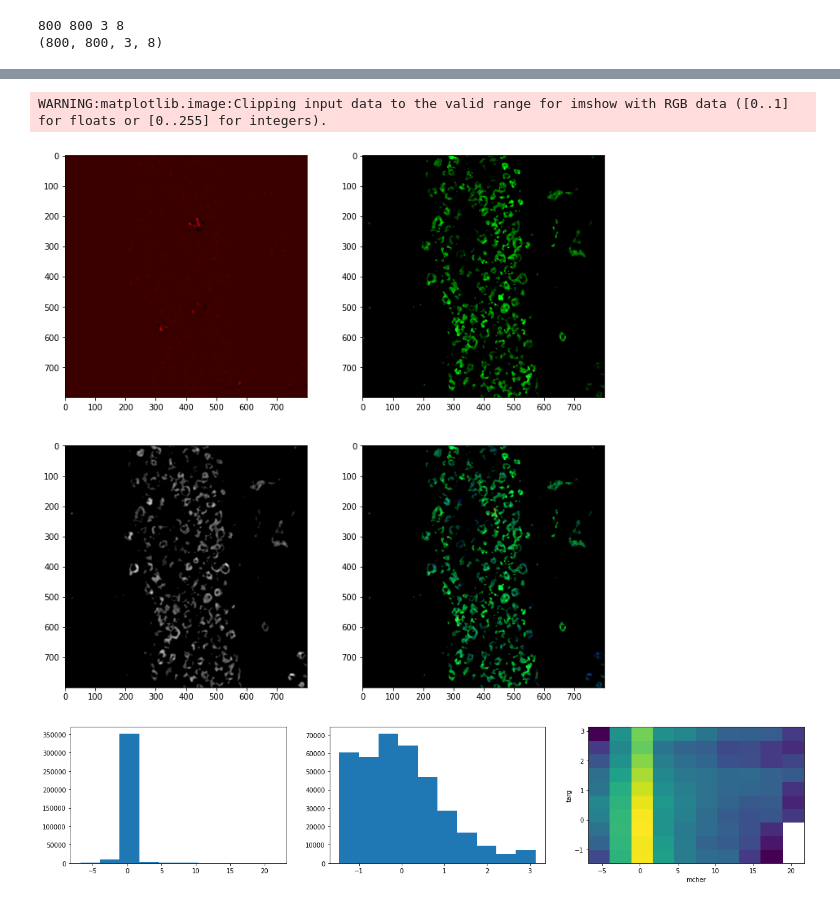
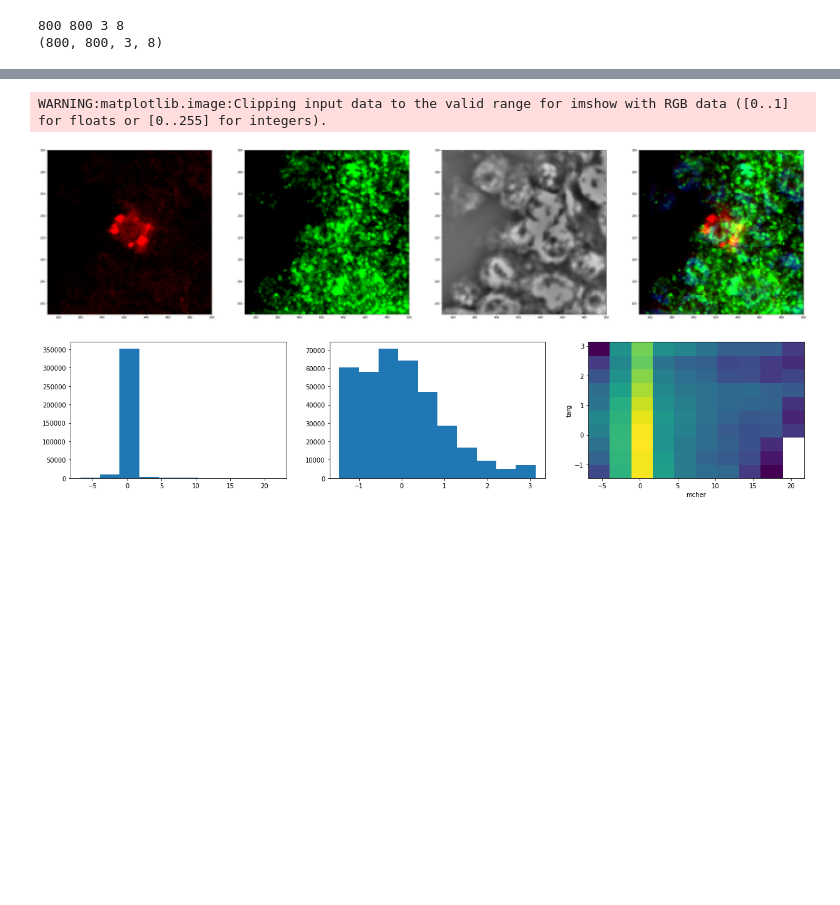
Before and after one commit to dtabuena/Images, a Jupyter notebook: Analyzing_Confocal.ipynb, the cells around one changed output, grey strips where cells are left out. Saved outputs shown, nothing was run; the diff lists cells and outputs as text; code cells hidden in the pictures; blank space fills up the shorter version.

```diff
--- a/Analyzing_Confocal.ipynb
+++ b/Analyzing_Confocal.ipynb
@@ -190,24 +201,32 @@ ax[2].imshow(target_mask_zp,cmap=green_map)
 # %%
-fig,ax = plt.subplots(2,2,figsize=[12,12])
+size = 12
+fig,ax = plt.subplots(1,4,figsize=[4*size,size])
 ax = ax.flatten()
 
 # neu_mask_zp_3 = np.expand_dims(neu_mask,-1)
-neuronal_mcherry = neu_mask_3d* mcherry_im
-neuronal_target = neu_mask_3d*target_im
-neuronal_neun = neu_mask_3d*neun_im
+n_mask = neu_mask_z
+n_mask = np.ones_like(neu_mask_z)
+neuronal_mcherry = n_mask * mcherry_im_f
+neuronal_target = n_mask * target_im_f
+neuronal_neun = n_mask * neun_im_f
 
 
 composite = np.stack([neuronal_mcherry,neuronal_target,neuronal_neun],axis=-2)*1.0
 
-zi =  4
-ax[0].imshow(composite[:,:,0,zi],cmap=red_map)
-ax[1].imshow(composite[:,:,1,zi],cmap=green_map)
-ax[2].imshow(composite[:,:,2,zi],cmap=white_map)
-ax[3].imshow(composite[:,:,:,zi])
+zi = 3
+ax[0].imshow(composite[:,:,0,sp],cmap=red_map)
+ax[1].imshow(composite[:,:,1,sp],cmap=green_map)
+ax[2].imshow(composite[:,:,2,sp],cmap=white_map)
+ax[3].imshow(composite[:,:,:,sp])
+
+
+for ai in ax:
+    ai.set_xlim(350,500)
+    ai.set_ylim(150,300)
 plt.show()
 # %% [output]
 WARNING:matplotlib.image:Clipping input data to the valid range for imshow with RGB data ([0..1] for floats or [0..255] for integers).
-[figure, old version]
+[figure, new version]
 # %%
 import matplotlib as mpl
 
```
Also changed, not shown: parts of 8 cells of this notebook.
